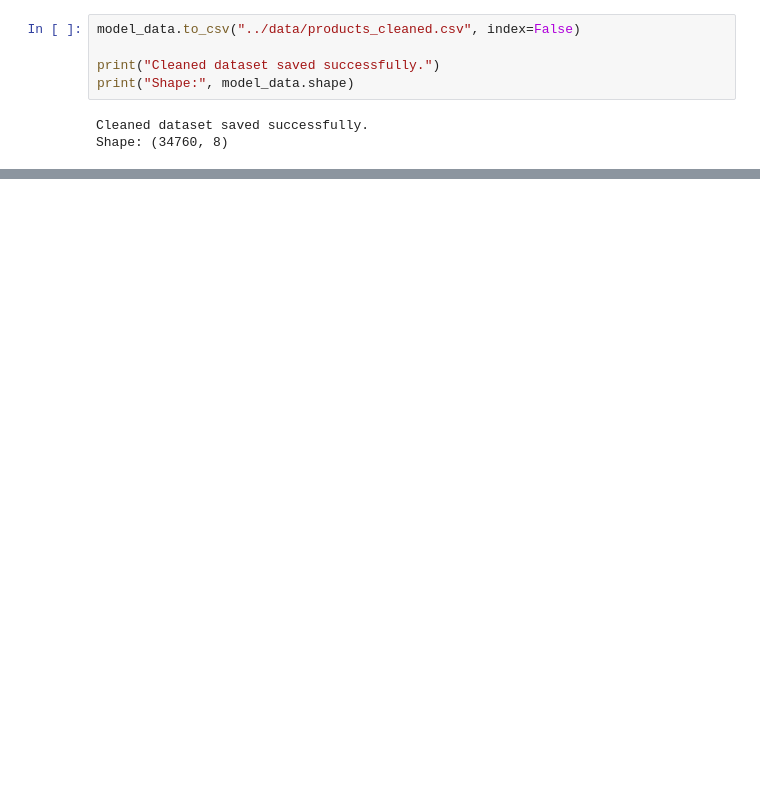
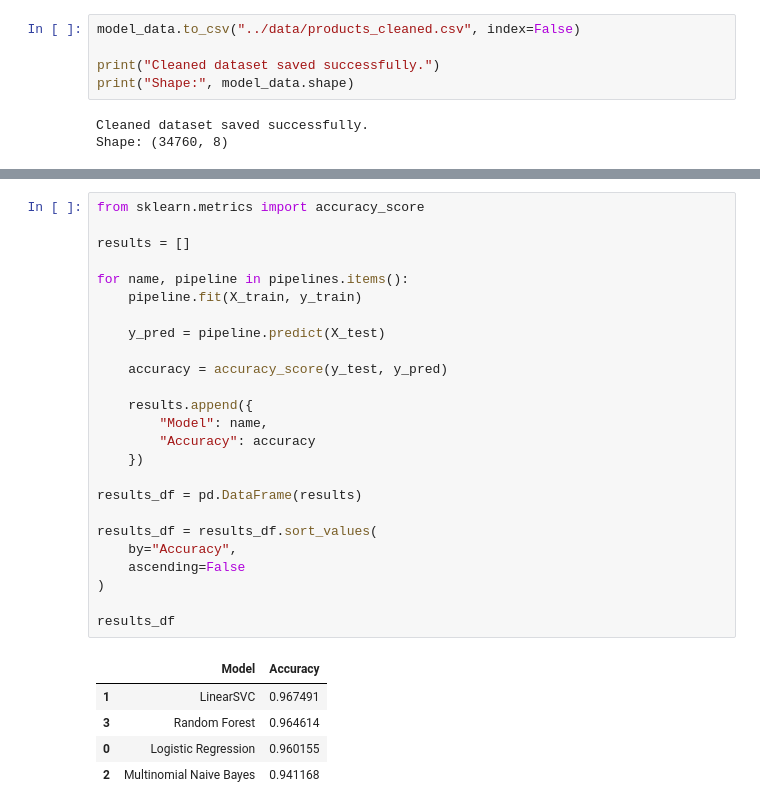
Before and after one commit to Dragan-Al/Product-Category-Prediction, a Jupyter notebook: notebooks/product_category_prediction.ipynb, the cells around one changed output, grey strips where cells are left out. Drawn from its saved outputs; the diff is of its cells as text; blank space fills up the shorter version.

```diff
--- a/notebooks/product_category_prediction.ipynb
+++ b/notebooks/product_category_prediction.ipynb
@@ -335,0 +465,31 @@ Shape: (34760, 8)
+# %%
+from sklearn.metrics import accuracy_score
+
+results = []
+
+for name, pipeline in pipelines.items():
+    pipeline.fit(X_train, y_train)
+
+    y_pred = pipeline.predict(X_test)
+
+    accuracy = accuracy_score(y_test, y_pred)
+
+    results.append({
+        "Model": name,
+        "Accuracy": accuracy
+    })
+
+results_df = pd.DataFrame(results)
+
+results_df = results_df.sort_values(
+    by="Accuracy",
+    ascending=False
+)
+
+results_df
+# %% [output]
+|  | Model | Accuracy |
+| 1 | LinearSVC | 0.967491 |
+| 3 | Random Forest | 0.964614 |
+| 0 | Logistic Regression | 0.960155 |
+| 2 | Multinomial Naive Bayes | 0.941168 |
```
Also changed, not shown: parts of 18 cells of this notebook, 1 other file.
